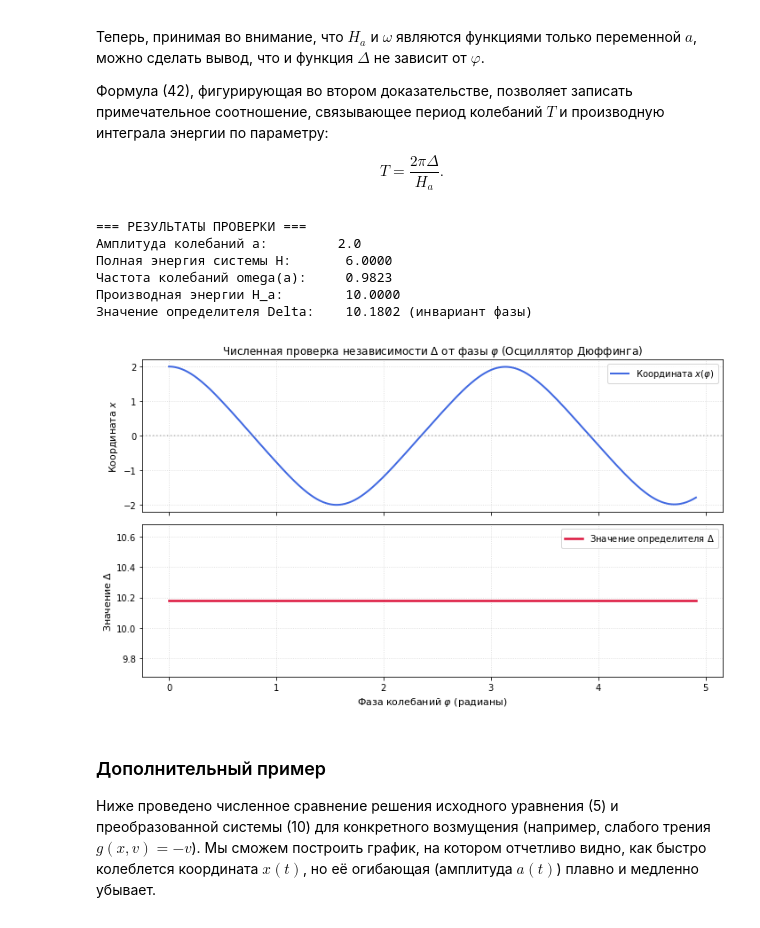
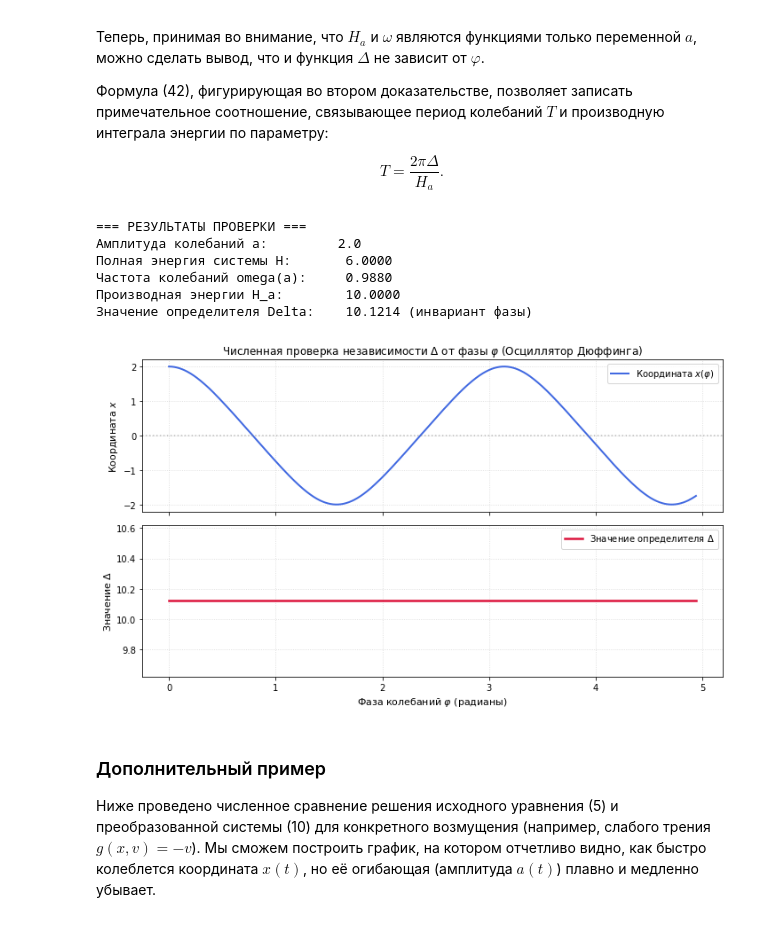
Before and after one commit to DPritykin/nonlinear-dynamics, a Jupyter notebook: Spring Term/1 Малые возмущения и колебания в консервативных системах.ipynb, the cells around one changed output. Saved outputs shown, nothing was run; the diff lists cells and outputs as text; code cells hidden in the pictures.

```diff
--- a/Spring Term/1 Малые возмущения и колебания в консервативных системах.ipynb
+++ b/Spring Term/1 Малые возмущения и колебания в консервативных системах.ipynb
@@ -576,8 +576,17 @@ H_const = total_energy(a_amplitude, 0.0)
 # Интегрируем систему
 t_span = (0.0, 5.0)
 
-t_eval = np.linspace(0.0, 5.0, 500)
-sol = solve_ivp(duffing_conservative, t_span, init_state, t_eval=t_eval)
+t_eval = np.linspace(t_span[0], t_span[1], 1000)
+
+sol = solve_ivp(
+    duffing_conservative,
+    t_span,
+    init_state,
+    method='DOP853',      # Переключаемся на высокоточный метод 8-го порядка
+    t_eval=t_eval,
+    rtol=1e-10,           # Жесткий допуск на относительную погрешность
+    atol=1e-12            # Жесткий допуск на абсолютную погрешность (сохраняет энергию)
+)
 
 x_vals = sol.y[0]  # Координата (1-мерный массив)
 v_vals = sol.y[1]  # Скорость (1-мерный массив)
@@ -614,36 +623,36 @@ fig, (ax1, ax2) = plt.subplots(2, 1, figsize=(10, 6), sharex=True)
 # Верхний график: колебания координаты x
 ax1.plot(phi_vals, x_vals, color="royalblue", linewidth=2, label="Координата $x(\\varphi)$")
 ax1.axhline(0, color="gray", linestyle=":", alpha=0.5)
 ax1.set_ylabel("Координата $x$", fontsize=11)
 ax1.set_title("Численная проверка независимости $\\Delta$ от фазы $\\varphi$ (Осциллятор Дюффинга)", fontsize=12)
 ax1.grid(True, linestyle=":", alpha=0.5)
 ax1.legend(loc="upper right")
 
 # Нижний график: значение определителя Delta
 ax2.plot(phi_vals, delta_vals, color="crimson", linewidth=2.5, label=r"Значение определителя $\Delta$")
 ax2.set_xlabel("Фаза колебаний $\\varphi$ (радианы)", fontsize=11)
 ax2.set_ylabel("Значение $\\Delta$", fontsize=11)
 ax2.set_ylim(delta_theoretical - 0.5, delta_theoretical + 0.5)
 ax2.grid(True, linestyle=":", alpha=0.5)
 ax2.legend(loc="upper right")
 
 print("=== РЕЗУЛЬТАТЫ ПРОВЕРКИ ===")
 print(f"Амплитуда колебаний а:         {a_amplitude}")
 print(f"Полная энергия системы H:       {H_const:.4f}")
 print(f"Частота колебаний omega(a):     {omega_a:.4f}")
 print(f"Производная энергии H_a:        {H_a:.4f}")
 print(f"Значение определителя Delta:    {delta_theoretical:.4f} (инвариант фазы)")
 
 plt.tight_layout()
 plt.show()
 # %% [output]
 === РЕЗУЛЬТАТЫ ПРОВЕРКИ ===
 Амплитуда колебаний а:         2.0
 Полная энергия системы H:       6.0000
-Частота колебаний omega(a):     0.9823
+Частота колебаний omega(a):     0.9880
 Производная энергии H_a:        10.0000
-Значение определителя Delta:    10.1802 (инвариант фазы)
+Значение определителя Delta:    10.1214 (инвариант фазы)
-[figure, old version]
+[figure, new version]
 # %% [markdown]
 ### Дополнительный пример
 
```
Also changed, not shown: parts of 3 cells of this notebook, 3 other files.
